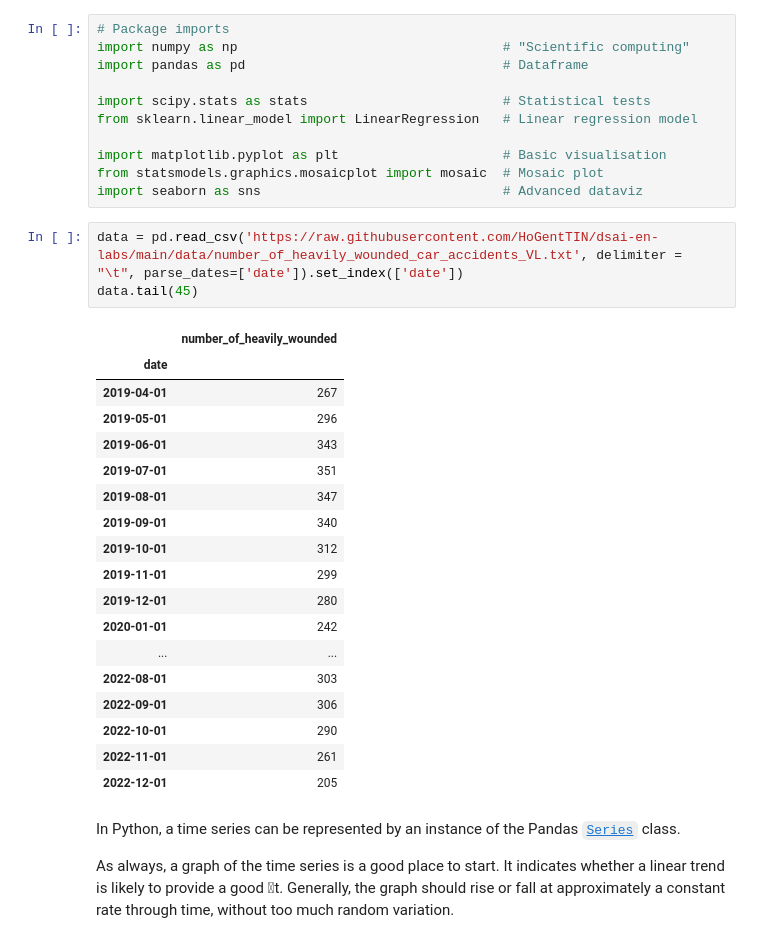
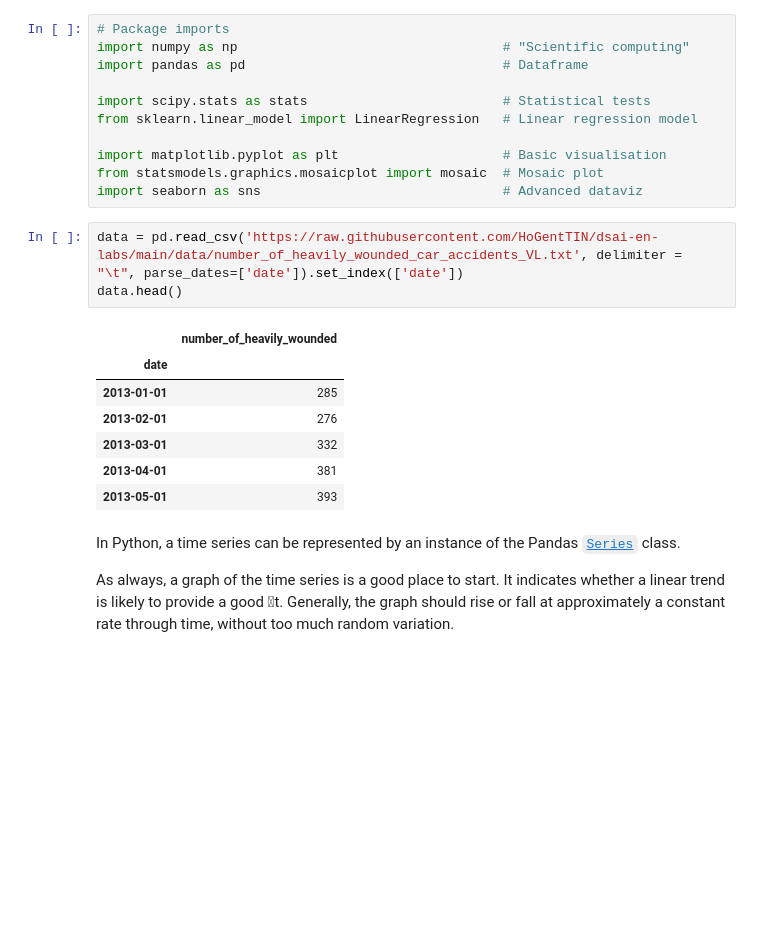
Before and after one commit to HoGentTIN/dsai-labs, a Jupyter notebook: 7-time-series/demo-7.01-time-series.ipynb, the cells around one changed output. Saved outputs shown, nothing was run; the diff lists cells and outputs as text; blank space fills up the shorter version.

```diff
--- a/7-time-series/demo-7.01-time-series.ipynb
+++ b/7-time-series/demo-7.01-time-series.ipynb
@@ -62,26 +62,15 @@ from statsmodels.graphics.mosaicplot import mosaic  # Mosaic plot
 import seaborn as sns                               # Advanced dataviz
 # %%
 data = pd.read_csv('https://raw.githubusercontent.com/HoGentTIN/dsai-en-labs/main/data/number_of_heavily_wounded_car_accidents_VL.txt', delimiter = "\t", parse_dates=['date']).set_index(['date'])
-data.tail(45)
+data.head()
 # %% [output]
 |  | number_of_heavily_wounded |
 | date |  |
-| 2019-04-01 | 267 |
-| 2019-05-01 | 296 |
-| 2019-06-01 | 343 |
-| 2019-07-01 | 351 |
-| 2019-08-01 | 347 |
-| 2019-09-01 | 340 |
-| 2019-10-01 | 312 |
-| 2019-11-01 | 299 |
-| 2019-12-01 | 280 |
-| 2020-01-01 | 242 |
-| ... | ... |
-| 2022-08-01 | 303 |
-| 2022-09-01 | 306 |
-| 2022-10-01 | 290 |
-| 2022-11-01 | 261 |
-| 2022-12-01 | 205 |
+| 2013-01-01 | 285 |
+| 2013-02-01 | 276 |
+| 2013-03-01 | 332 |
+| 2013-04-01 | 381 |
+| 2013-05-01 | 393 |
 # %% [markdown]
 In Python, a time series can be represented by an instance of the Pandas [`Series`](https://pandas.pydata.org/docs/reference/api/pandas.Series.html) class.
 
```
Also changed, not shown: parts of 21 cells of this notebook.
